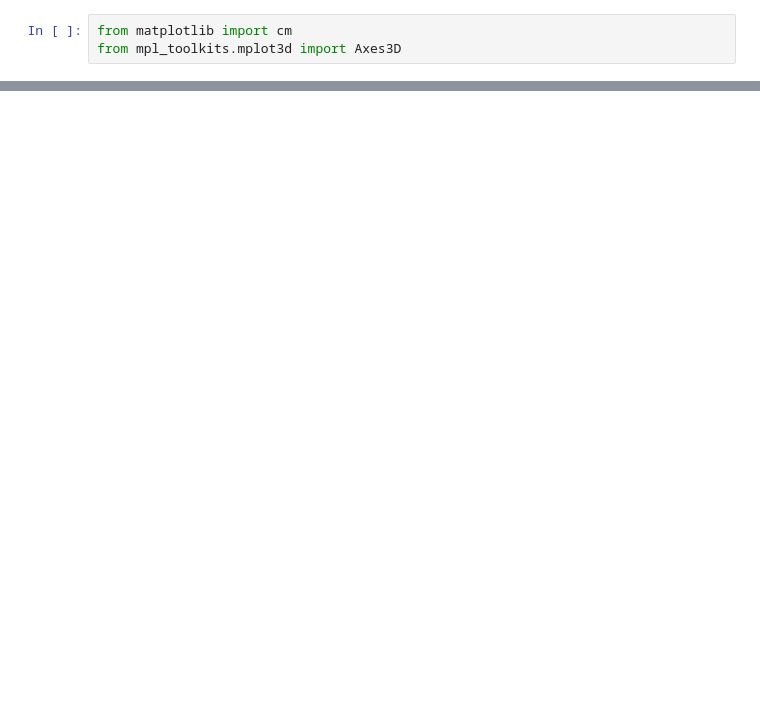
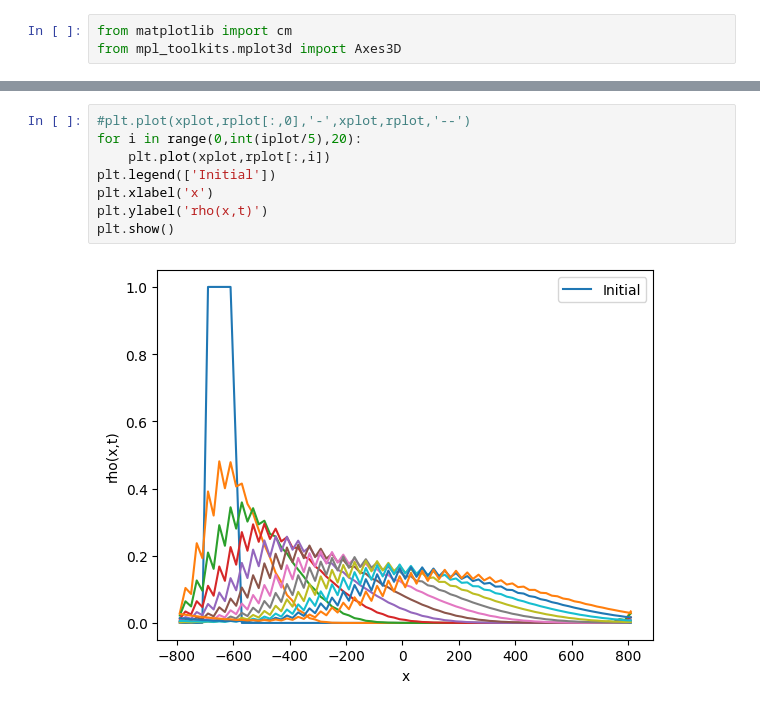
Before and after one commit to wutmeownow/phys441, a Jupyter notebook: JupyterNotebooks/Fitting/traffic.ipynb, the cells around one changed output, grey strips where cells are left out. Drawn from its saved outputs; the diff is of its cells as text; blank space fills up the shorter version.

```diff
--- a/JupyterNotebooks/Fitting/traffic.ipynb
+++ b/JupyterNotebooks/Fitting/traffic.ipynb
@@ -108,0 +115,10 @@ plt.show()
+# %%
+#plt.plot(xplot,rplot[:,0],'-',xplot,rplot,'--')
+for i in range(0,int(iplot/5),20):
+    plt.plot(xplot,rplot[:,i])
+plt.legend(['Initial'])
+plt.xlabel('x')
+plt.ylabel('rho(x,t)')
+plt.show()
+# %% [output]
+[figure, added]
```
Also changed, not shown: parts of 7 cells of this notebook, 5 other files.
